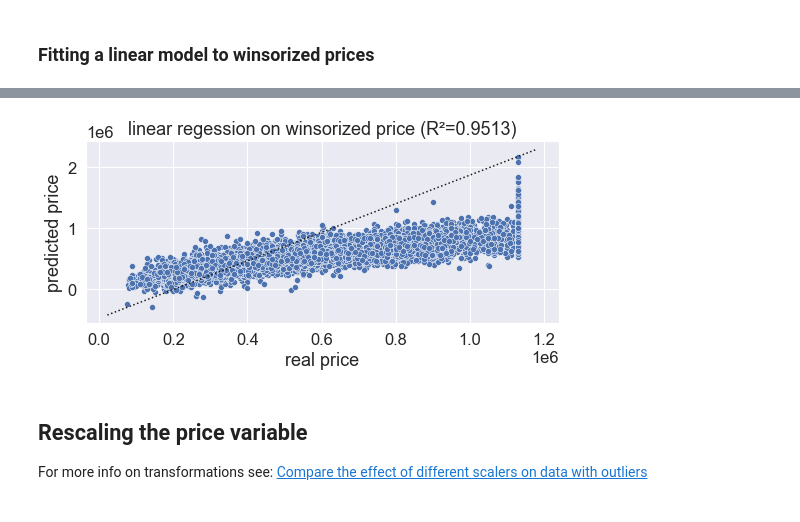
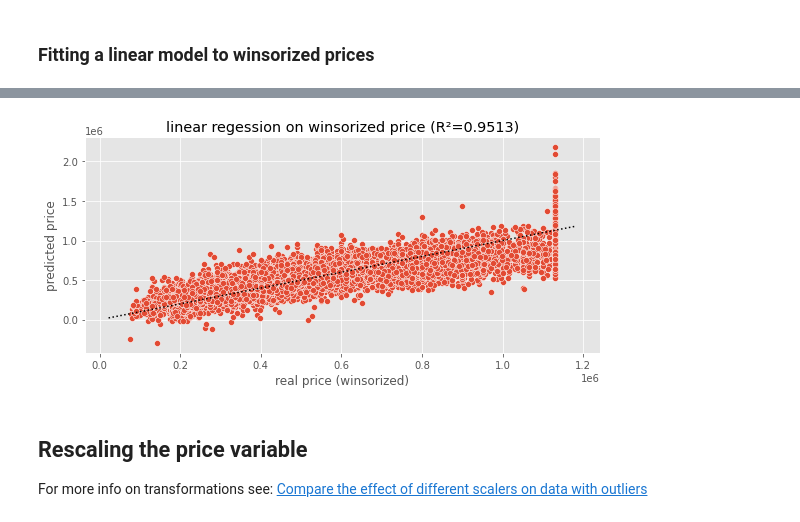
Before and after one commit to EPF-MDE/data-cleaning, a Jupyter notebook: Outliers/handle_outliers.ipynb, the cells around one changed output, grey strips where cells are left out. Drawn from its saved outputs; the diff is of its cells as text; code cells hidden in the pictures.

```diff
--- a/Outliers/handle_outliers.ipynb
+++ b/Outliers/handle_outliers.ipynb
@@ -6,16 +6,24 @@ import pandas as pd
 import statsmodels.api as sm
 
 from matplotlib import pyplot as plt
-
 import seaborn as sns
 
+
+
+plt.style.use('ggplot')
 #increase font size of all elements
-sns.set(font_scale=1.5)
+# sns.set_theme(font_scale=1.5)
 # %% [markdown]
 ## Loading a dataset
 [Dataset: House Sales in King County, USA](https://www.kaggle.com/datasets/harlfoxem/housesalesprediction)
 # %%
-house_data = pd.read_csv('data/kc_house_data.csv')
+house_data = pd.read_csv(
+    'data/kc_house_data.csv',
+    dtype=dict(
+        # waterfront="int",
+        # zipcode="str",
+    ),
+    parse_dates=[1])
 house_data
 # %% [output]
 |  | id | date | price | bedrooms | bathrooms | sqft_living | sqft_lot | floors | waterfront | view | ... |
@@ -222,17 +234,18 @@ strong multicollinearity problems or that the design matrix is singular.
 # %%
 predictions = model.predict(X)  # make the predictions by the model
 ax = plt.gca()
 sns.scatterplot(x=y, y=predictions, ax=ax)
-ax.plot(ax.get_xlim(),ax.get_ylim(), ':k')
+# sns.scatterplot(x=house_data.price[~trim_mask], y=predictions[~trim_mask], ax=ax)
+ax.plot(ax.get_xlim(),ax.get_xlim(), ':k')
 
-ax.set_xlabel('real price')
+ax.set_xlabel('real price (winsorized)')
 ax.set_ylabel('predicted price')
 ax.set_title(f'linear regession on winsorized price (R²={model.rsquared:0.4f})')
 plt.gcf().set_size_inches(8,4)
 plt.tight_layout()
-plt.savefig('regression_winsorized.png')
+plt.savefig('img/regression_winsorized.png')
 # %% [output]
-[figure, old version]
+[figure, new version]
 # %% [markdown]
 ## Rescaling the price variable
 
```
Also changed, not shown: parts of 27 cells of this notebook.
